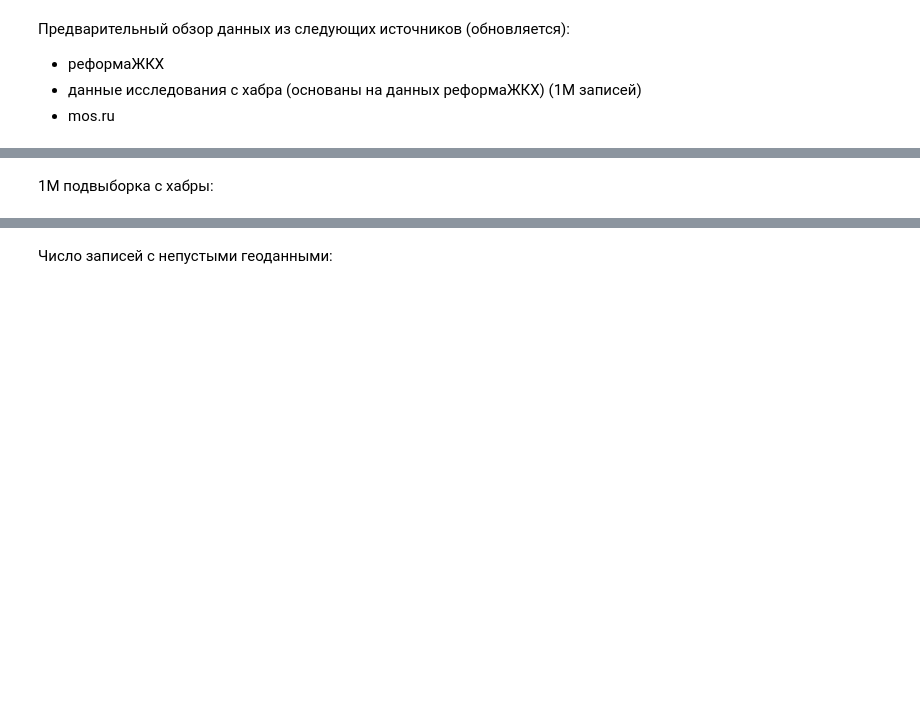
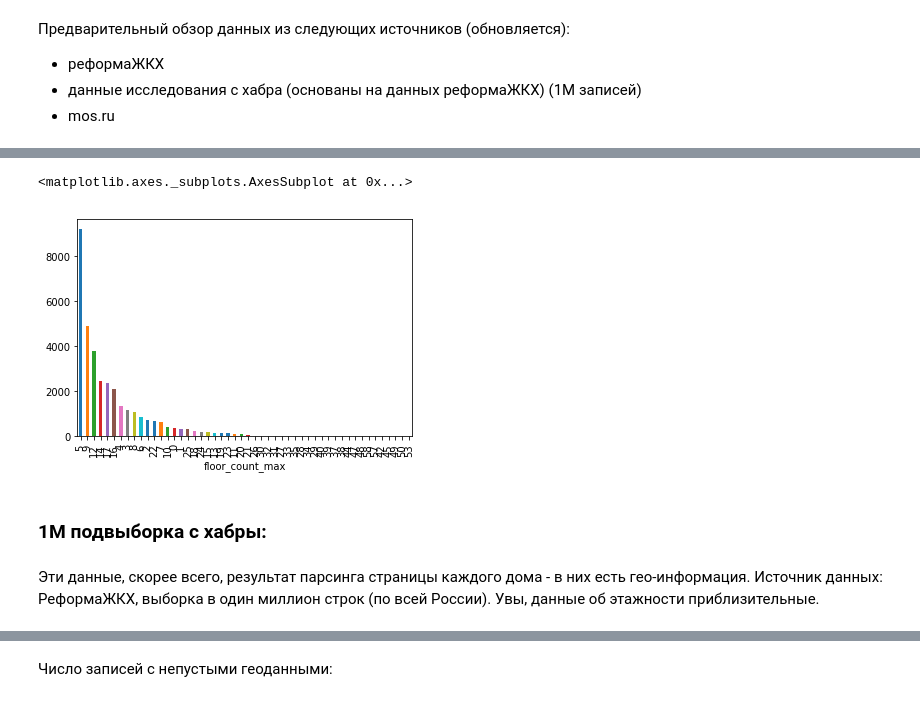
Before and after one commit to nocticron/cs, a Jupyter notebook: nb/data-preparation.ipynb, the cells around one changed output, grey strips where cells are left out. Saved outputs shown, nothing was run; the diff lists cells and outputs as text; code cells hidden in the pictures; blank space fills up the shorter version.

Commit message:
clarifies data preparation notebook

```diff
--- a/nb/data-preparation.ipynb
+++ b/nb/data-preparation.ipynb
@@ -12,7 +14,7 @@ import time
 # %%
 a = "id,region_id,area_id,city_id,street_id,shortname_region,formalname_region,shortname_area,formalname_area,shortname_city,formalname_city,shortname_street,formalname_street,house_number,building,block,letter,address,houseguid,built_year,exploitation_start_year,project_type,house_type,floor_count_max,floor_count_min,area_land"
 dfcols = a.split(sep=',')
+del(a)
+df = pd.read_csv('../data/rosreestr/export-reestrmkd-77-1.csv', usecols=dfcols)
-# %%
-df = pd.read_csv('export-reestrmkd-77-1.csv', usecols=dfcols)
 # %%
 df.dtypes
@@ -30,0 +49,10 @@ df.floor_count_min.isna().sum()
+# %%
+# uppercase GUID for merge simplicity
+df.houseguid = df.houseguid.str.upper()
+print('dataset length', len(df), 'empty GUIDs', len(df[df.houseguid =='']), sep='\n')
+# fill NaN floor count
+df['floor_count_max'].fillna(0, inplace=True)
+df['floor_count_max'] = df['floor_count_max'].astype(int)
+df['floor_count_min'].fillna(0, inplace=True)
+df['floor_count_min'] = df['floor_count_min'].astype(int)
+print('zero floor_count_max',len(df[df.floor_count_max == 0]), 'zero floor_count_min', len(df[df.floor_count_min == 0]), sep='\n')
@@ -35,2 +90,5 @@ height_groups = df.groupby('floor_count_max').size().sort_values(ascending=False
+# %%
+# let's see horizons, each by each
+height_groups = df.groupby('floor_count_max').size()
 # %%
 height_groups.plot(kind='bar')
@@ -37 +98,7 @@ height_groups.plot(kind='bar')
+# %%
+# sort floors by frequency
+height_groups.sort_values(ascending=False).plot(kind='bar')
+# %% [output]
+<matplotlib.axes._subplots.AxesSubplot at 0x...>
+[figure, added]
 # %%
@@ -39,3 +106,5 @@ df.to_csv('export-reestrmkd-77-min.csv', encoding='utf-8')
 # %% [markdown]
-1М подвыборка с хабры:
+### 1М подвыборка с хабры:
+# %% [markdown]
+Эти данные, скорее всего, результат парсинга страницы каждого дома - в них есть гео-информация. Источник данных: РеформаЖКХ, выборка в один миллион строк (по всей России). Увы, данные об этажности приблизительные.
 # %%
```
Also changed, not shown: parts of 36 cells of this notebook, 1 other file.
